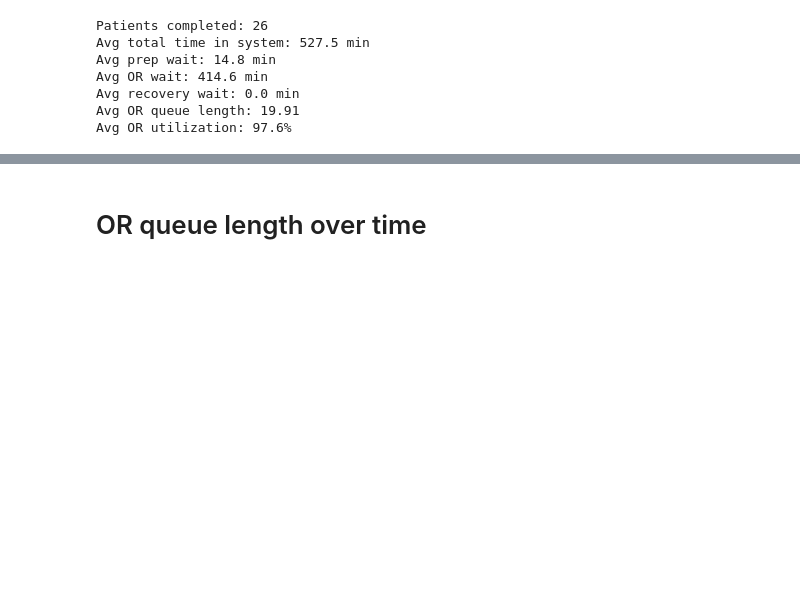
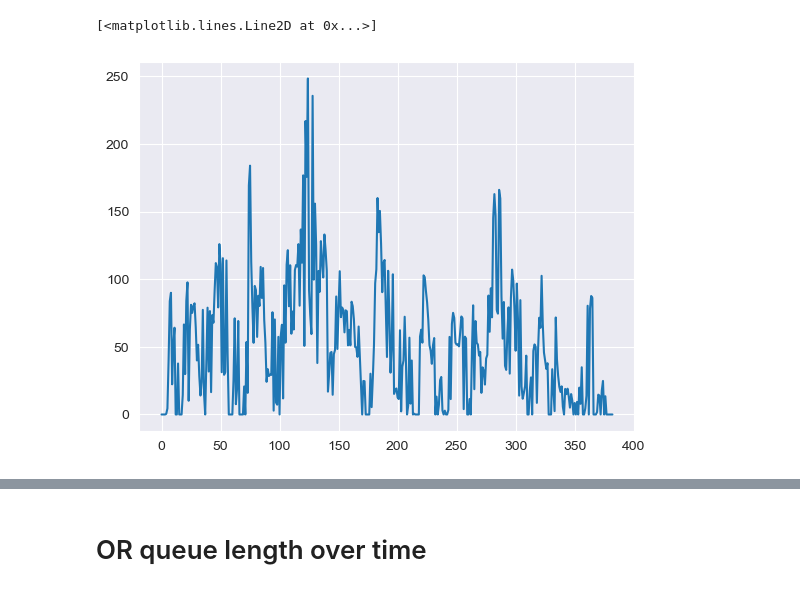
Before and after one commit to joona111/Simulation-Project, a Jupyter notebook: Hospital.ipynb, the cells around one changed output, grey strips where cells are left out. Drawn from its saved outputs; the diff is of its cells as text; code cells hidden in the pictures; blank space fills up the shorter version.

```diff
--- a/Hospital.ipynb
+++ b/Hospital.ipynb
@@ -65,36 +0,0 @@ for wait,real,ax in zip(["prep_wait","surgery_wait","rec_wait"],["prep_time","su
-# %%
-import matplotlib.pyplot as plt
-from run_sim import run_sim
-from config import CONFIG
-from statistics import mean
-
-result = run_sim(CONFIG)
-m = result["metrics"]
-
-print(f"Patients completed: {m['completed']}")
-
-if m["patient_times"]:
-    avg_total = mean(pt["total_time"] for pt in m["patient_times"])
-    avg_prep_wait = mean(pt["prep_wait"] for pt in m["patient_times"])
-    avg_or_wait = mean(pt["or_wait"] for pt in m["patient_times"])
-    avg_rec_wait = mean(pt["rec_wait"] for pt in m["patient_times"])
-    print(f"Avg total time in system: {avg_total:.1f} min")
-    print(f"Avg prep wait: {avg_prep_wait:.1f} min")
-    print(f"Avg OR wait: {avg_or_wait:.1f} min")
-    print(f"Avg recovery wait: {avg_rec_wait:.1f} min")
-
-if m["or_q"]:
-    avg_or_q = mean(v for _, v in m["or_q"])
-    print(f"Avg OR queue length: {avg_or_q:.2f}")
-
-if m["or_util"]:
-    avg_or_util = mean(v for _, v in m["or_util"])
-    print(f"Avg OR utilization: {avg_or_util:.1%}")
-# %% [output]
-Patients completed: 26
-Avg total time in system: 527.5 min
-Avg prep wait: 14.8 min
-Avg OR wait: 414.6 min
-Avg recovery wait: 0.0 min
-Avg OR queue length: 19.91
-Avg OR utilization: 97.6%
@@ -100,0 +73,10 @@ Avg OR utilization: 97.6%
+# %%
+import numpy as np
+#wq = np.array(resources_utilization)[:,1,0]
+#op_use = sum(np.array(times["surgery_time"]))
+#op_wait = sum(np.array(times["surgery_wait"]))
+#print('op utilization %:', op_use / (op_use + op_wait))
+plt.plot(range(0,len(times["surgery_wait"])),times["surgery_wait"])
+# %% [output]
+[<matplotlib.lines.Line2D at 0x...>]
+[figure, added]
```
Also changed, not shown: parts of 10 cells of this notebook.
